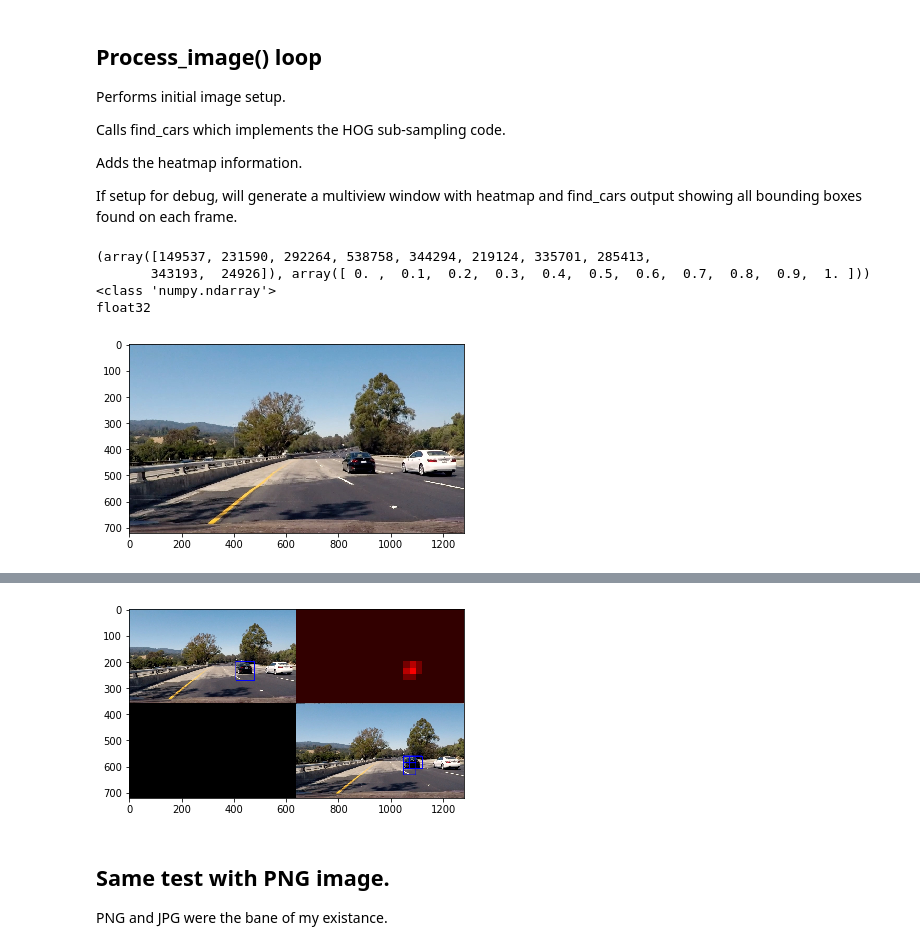
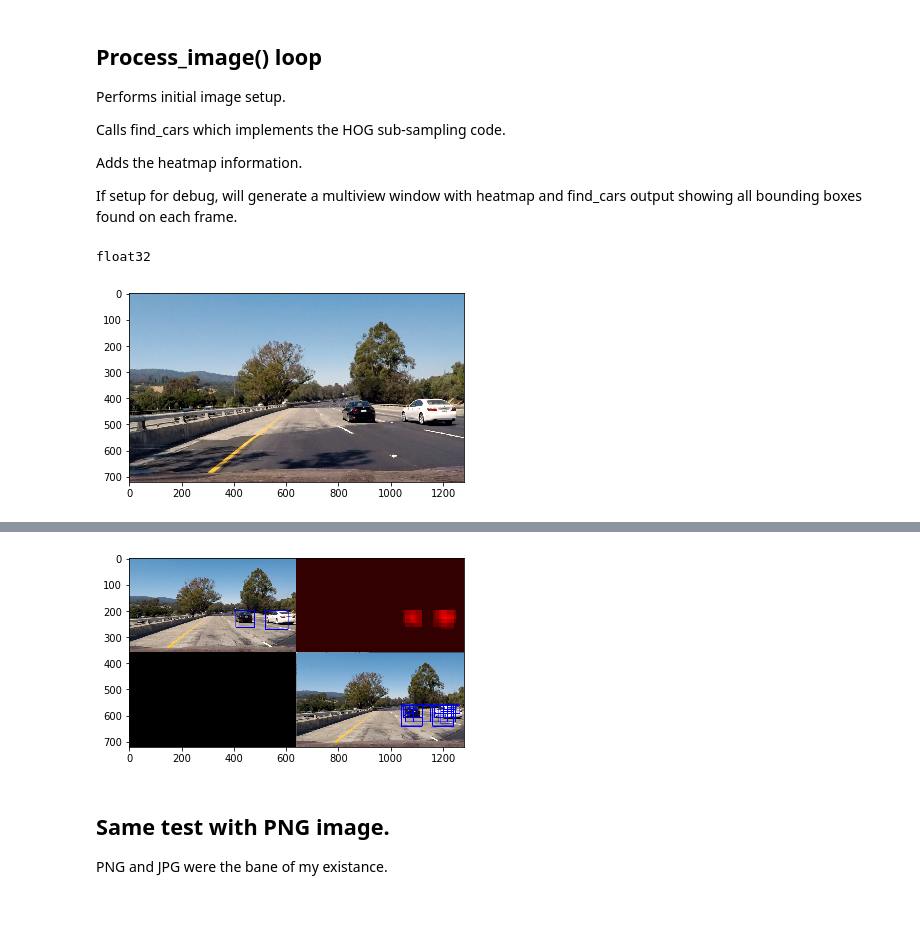
Before and after one commit to chisolm/CarND-Vehicle-Detection, a Jupyter notebook: Vehicle_Detection.ipynb, the cells around one changed output, grey strips where cells are left out. Saved outputs shown, nothing was run; the diff lists cells and outputs as text; code cells hidden in the pictures; blank space fills up the shorter version.

```diff
--- a/Vehicle_Detection.ipynb
+++ b/Vehicle_Detection.ipynb
@@ -430,7 +730,3 @@ def find_cars(img, ystart, ystop, scale, svc, X_scaler, orient, pix_per_cell, ce
     return draw_img
 # %% [markdown]
 Global settings for find_cars()
-# %%
-ystart = 400
-ystop = 656
-scale = 1.5
@@ -571,7 +928,7 @@ class ProcessData():
         self.heat_list = []
     def add_heatmap(self, heat):
         self.heat_list.append(heat)
-        if len(self.heat_list) > 10: self.heat_list[:1]=[]
+        if len(self.heat_list) > 15: self.heat_list[:1]=[]
     def current_heatmap(self):
         return sum(self.heat_list)
 # %% [markdown]
@@ -588,7 +945,6 @@ all bounding boxes found on each frame.
 # %%
 def process_image(image):
     debug=process_data.debug
-    bbox_list = []
 
     if process_data.movie == True:
         image= image.astype(np.float32)/255
@@ -597,21 +953,32 @@ def process_image(image):
     draw_img = draw_img * 255
     draw_img = draw_img.astype(np.uint8)
 
-    find_img, bbox_list = find_cars(image, ystart, ystop, scale, svc, X_scaler, orient, pix_per_cell,\
-                         cell_per_block, spatial_size, hist_bins, bbox_return=True)
+    def_start = 400
+    def_stop = 656
 
+    #slideparam = [[1.0, def_start, 530], [1.5, def_start, 575], [2.0, def_start, 625], [2.5, def_start, 675]]
+
+    master_bb_list = []
+    for i, param in enumerate(slideparam):
+        scale, ystart, ystop = param
+
+        bbox_list = []
+        find_img, bbox_list = find_cars(image, ystart, ystop, scale, svc, X_scaler, orient, pix_per_cell,\
+                                       cell_per_block, spatial_size, hist_bins, bbox_return=True)
+        master_bb_list.extend(bbox_list)
 
     zero = np.zeros_like(image[:,:,0]).astype(np.float)
     heat = np.zeros_like(image[:,:,0]).astype(np.float)
 
     # Add heat to each box in box list
-    heat = add_heat(heat,bbox_list)
+    heat = add_heat(heat,master_bb_list)
     process_data.add_heatmap(heat)
 
     totheat = process_data.current_heatmap()
+    rawheat = totheat.copy()
 
     # Apply threshold to help remove false positives
-    th_heat = apply_threshold(totheat,3)
+    th_heat = apply_threshold(totheat,14)
 
     # Visualize the heatmap when displaying
     heatmap = np.clip(th_heat, 0, 255)
@@ -624,12 +991,19 @@ def process_image(image):
         scale_heat = 200 / heatmap.max()
         heatmap = (heatmap * scale_heat) + 50
         heatmap_img = np.dstack((heatmap, zero, zero))
+        scale_heat2 = 200 / rawheat.max()
+        rawheat = (rawheat * scale_heat2) + 50
+        heatmap_img2 = np.dstack((rawheat, zero, zero))
 
         diag_image = np.zeros((720,1280,3), dtype=np.uint8)
         diag_image[0:360,0:640,:] = cv2.resize(draw_img,(640,360))
         diag_image[0:360,640:1280,:] = cv2.resize(heatmap_img,(640,360))
+        diag_image[360:,640:1280,:] = cv2.resize(heatmap_img2,(640,360))
         if type(find_img) != type(None):
-            diag_image[360:,640:1280,:] = cv2.resize(find_img,(640,360))
+            for bbox in master_bb_list:
+                cv2.rectangle(find_img,bbox[0],bbox[1],(0,0,255),6)
+            #diag_image[360:,640:1280,:] = cv2.resize(find_img,(640,360))
+            diag_image[360:,0:640,:] = cv2.resize(find_img,(640,360))
 
         return diag_image
 
@@ -637,9 +1011,7 @@ def process_image(image):
 # %%
 process_data = ProcessData(debug=True)
 image = my_img_read('test_images/test4.jpg')
-print(np.histogram(image))
-
-print(type(image))
+#print(np.histogram(image))
 print(image.dtype)
 plt.imshow(image)
 plt.show()
@@ -648,11 +1020,14 @@ draw_img = process_image(image)
 draw_img = process_image(image)
 draw_img = process_image(image)
 draw_img = process_image(image)
+image = my_img_read('test_images/test1.jpg')
+draw_img = process_image(image)
+draw_img = process_image(image)
+draw_img = process_image(image)
+draw_img = process_image(image)
+
 plt.imshow(draw_img)
 plt.show()
 # %% [output]
-(array([149537, 231590, 292264, 538758, 344294, 219124, 335701, 285413,
-       343193,  24926]), array([ 0. ,  0.1,  0.2,  0.3,  0.4,  0.5,  0.6,  0.7,  0.8,  0.9,  1. ]))
-<class 'numpy.ndarray'>
 float32
 [figure]
@@ -659,4 +1036,4 @@ float32
-[figure, old version]
+[figure, new version]
 # %% [markdown]
 ## Same test with PNG image.
 
```
Also changed, not shown: parts of 24 cells of this notebook.
